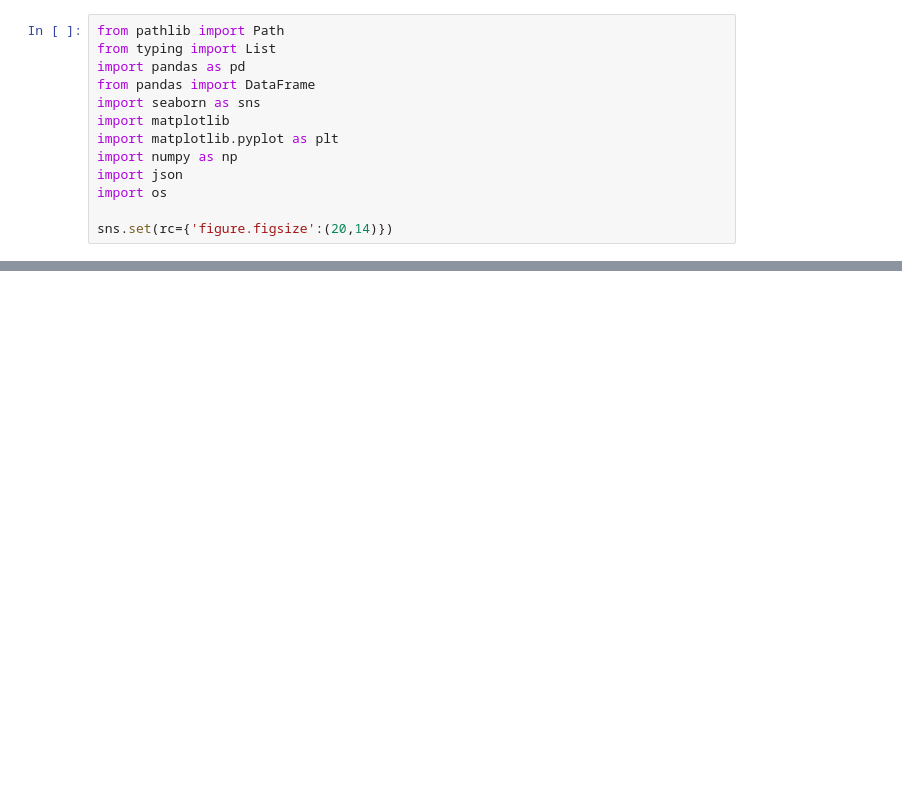
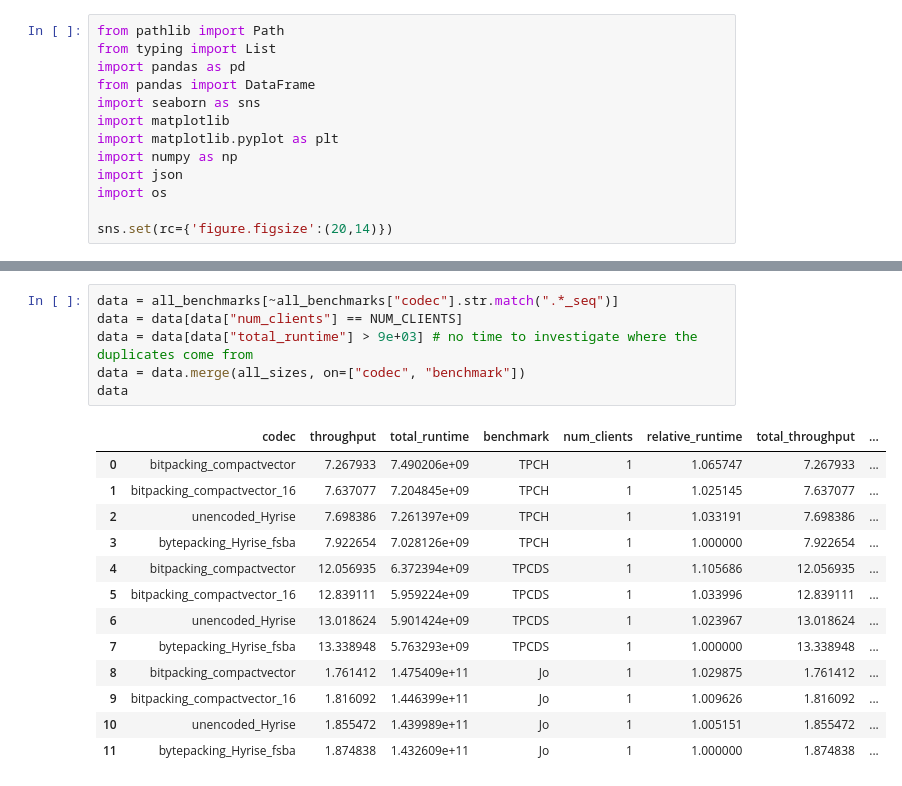
Before and after one commit to linuslh1996/column-compression, a Jupyter notebook: notebooks/ColumnCompressionParetoM1.ipynb, the cells around one changed output, grey strips where cells are left out. Saved outputs shown, nothing was run; the diff lists cells and outputs as text; blank space fills up the shorter version.

```diff
--- a/notebooks/ColumnCompressionParetoM1.ipynb
+++ b/notebooks/ColumnCompressionParetoM1.ipynb
@@ -309 +351,21 @@ all_benchmarks = pd.concat([single_benchmarks, multi_benchmarks])
+# %%
+data = all_benchmarks[~all_benchmarks["codec"].str.match(".*_seq")]
+data = data[data["num_clients"] == NUM_CLIENTS]
+data = data[data["total_runtime"] > 9e+03] # no time to investigate where the duplicates come from
+data = data.merge(all_sizes, on=["codec", "benchmark"])
+data
+# %% [output]
+|  | codec | throughput | total_runtime | benchmark | num_clients | relative_runtime | total_throughput | ... |
+| 0 | bitpacking_compactvector | 7.267933 | 7.490206e+09 | TPCH | 1 | 1.065747 | 7.267933 | ... |
+| 1 | bitpacking_compactvector_16 | 7.637077 | 7.204845e+09 | TPCH | 1 | 1.025145 | 7.637077 | ... |
+| 2 | unencoded_Hyrise | 7.698386 | 7.261397e+09 | TPCH | 1 | 1.033191 | 7.698386 | ... |
+| 3 | bytepacking_Hyrise_fsba | 7.922654 | 7.028126e+09 | TPCH | 1 | 1.000000 | 7.922654 | ... |
+| 4 | bitpacking_compactvector | 12.056935 | 6.372394e+09 | TPCDS | 1 | 1.105686 | 12.056935 | ... |
+| 5 | bitpacking_compactvector_16 | 12.839111 | 5.959224e+09 | TPCDS | 1 | 1.033996 | 12.839111 | ... |
+| 6 | unencoded_Hyrise | 13.018624 | 5.901424e+09 | TPCDS | 1 | 1.023967 | 13.018624 | ... |
+| 7 | bytepacking_Hyrise_fsba | 13.338948 | 5.763293e+09 | TPCDS | 1 | 1.000000 | 13.338948 | ... |
+| 8 | bitpacking_compactvector | 1.761412 | 1.475409e+11 | Jo | 1 | 1.029875 | 1.761412 | ... |
+| 9 | bitpacking_compactvector_16 | 1.816092 | 1.446399e+11 | Jo | 1 | 1.009626 | 1.816092 | ... |
+| 10 | unencoded_Hyrise | 1.855472 | 1.439989e+11 | Jo | 1 | 1.005151 | 1.855472 | ... |
+| 11 | bytepacking_Hyrise_fsba | 1.874838 | 1.432609e+11 | Jo | 1 | 1.000000 | 1.874838 | ... |
 # %%
```
Also changed, not shown: parts of 8 cells of this notebook, 1 other file.
